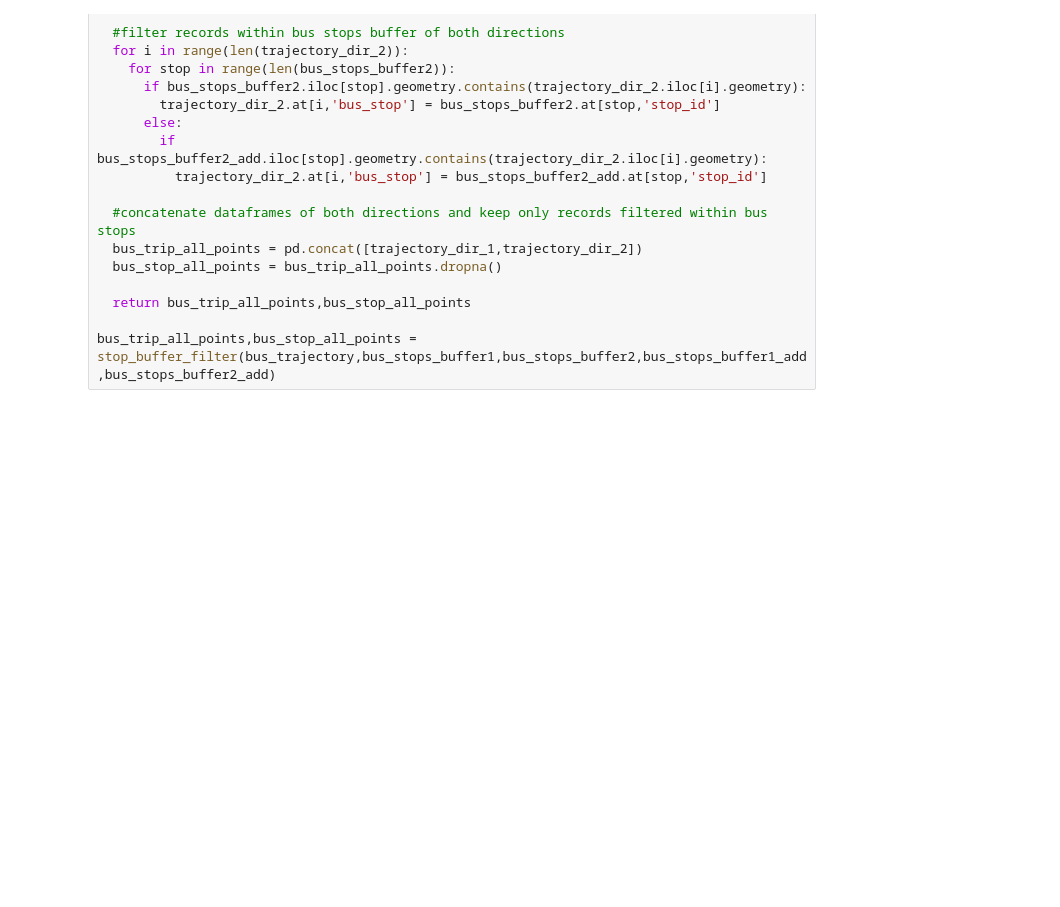
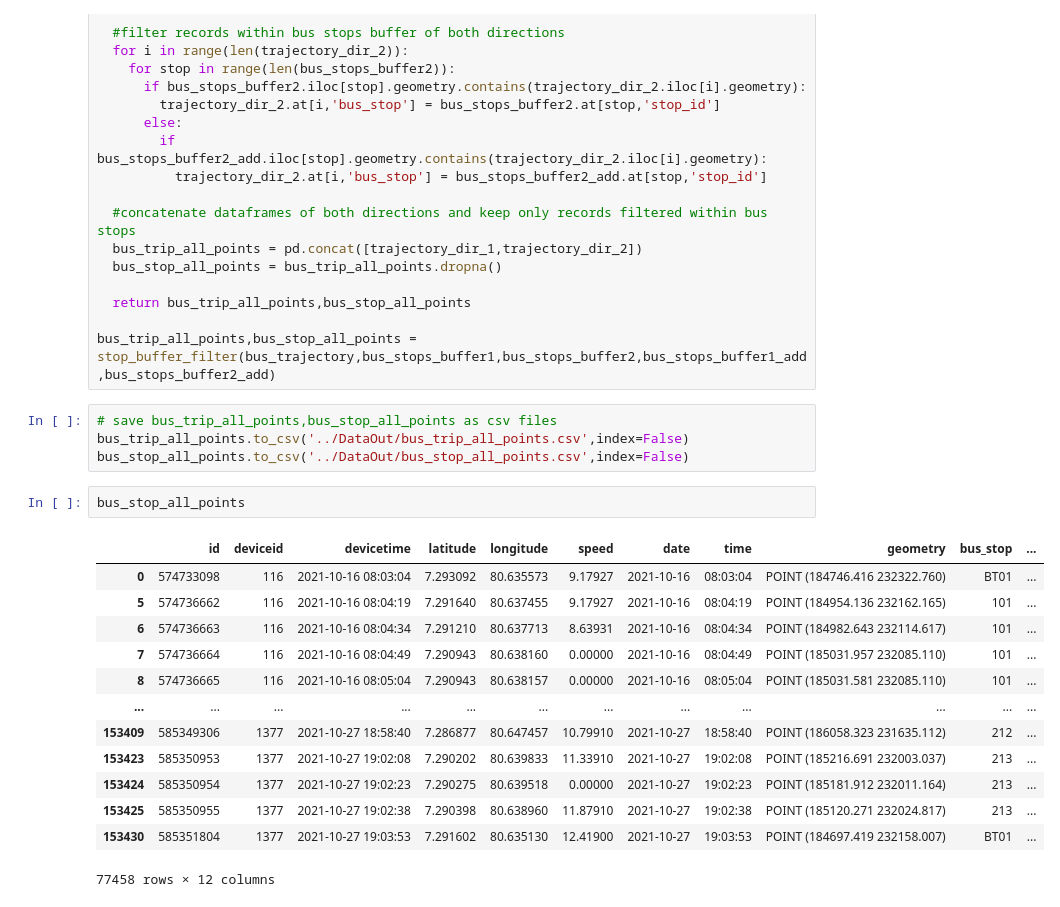
Before and after one commit to Ginushmal/DSE-Project-Bus-Arrival-time-Prediction-GRP29, a Jupyter notebook: Ginushmal/Bustop_extraction.ipynb, the cells around one changed output. Saved outputs shown, nothing was run; the diff lists cells and outputs as text; blank space fills up the shorter version.

```diff
--- a/Ginushmal/Bustop_extraction.ipynb
+++ b/Ginushmal/Bustop_extraction.ipynb
@@ -338,3 +361,23 @@ def stop_buffer_filter(bus_trajectory,bus_stops_buffer1,bus_stops_buffer2,bus_st
   return bus_trip_all_points,bus_stop_all_points
 
 bus_trip_all_points,bus_stop_all_points = stop_buffer_filter(bus_trajectory,bus_stops_buffer1,bus_stops_buffer2,bus_stops_buffer1_add,bus_stops_buffer2_add)
+# %%
+# save bus_trip_all_points,bus_stop_all_points as csv files
+bus_trip_all_points.to_csv('../DataOut/bus_trip_all_points.csv',index=False)
+bus_stop_all_points.to_csv('../DataOut/bus_stop_all_points.csv',index=False)
+# %%
+bus_stop_all_points
+# %% [output]
+|  | id | deviceid | devicetime | latitude | longitude | speed | date | time | geometry | bus_stop | ... |
+| 0 | 574733098 | 116 | 2021-10-16 08:03:04 | 7.293092 | 80.635573 | 9.17927 | 2021-10-16 | 08:03:04 | POINT (184746.416 232322.760) | BT01 | ... |
+| 5 | 574736662 | 116 | 2021-10-16 08:04:19 | 7.291640 | 80.637455 | 9.17927 | 2021-10-16 | 08:04:19 | POINT (184954.136 232162.165) | 101 | ... |
+| 6 | 574736663 | 116 | 2021-10-16 08:04:34 | 7.291210 | 80.637713 | 8.63931 | 2021-10-16 | 08:04:34 | POINT (184982.643 232114.617) | 101 | ... |
+| 7 | 574736664 | 116 | 2021-10-16 08:04:49 | 7.290943 | 80.638160 | 0.00000 | 2021-10-16 | 08:04:49 | POINT (185031.957 232085.110) | 101 | ... |
+| 8 | 574736665 | 116 | 2021-10-16 08:05:04 | 7.290943 | 80.638157 | 0.00000 | 2021-10-16 | 08:05:04 | POINT (185031.581 232085.110) | 101 | ... |
+| ... | ... | ... | ... | ... | ... | ... | ... | ... | ... | ... | ... |
+| 153409 | 585349306 | 1377 | 2021-10-27 18:58:40 | 7.286877 | 80.647457 | 10.79910 | 2021-10-27 | 18:58:40 | POINT (186058.323 231635.112) | 212 | ... |
+| 153423 | 585350953 | 1377 | 2021-10-27 19:02:08 | 7.290202 | 80.639833 | 11.33910 | 2021-10-27 | 19:02:08 | POINT (185216.691 232003.037) | 213 | ... |
+| 153424 | 585350954 | 1377 | 2021-10-27 19:02:23 | 7.290275 | 80.639518 | 0.00000 | 2021-10-27 | 19:02:23 | POINT (185181.912 232011.164) | 213 | ... |
+| 153425 | 585350955 | 1377 | 2021-10-27 19:02:38 | 7.290398 | 80.638960 | 11.87910 | 2021-10-27 | 19:02:38 | POINT (185120.271 232024.817) | 213 | ... |
+| 153430 | 585351804 | 1377 | 2021-10-27 19:03:53 | 7.291602 | 80.635130 | 12.41900 | 2021-10-27 | 19:03:53 | POINT (184697.419 232158.007) | BT01 | ... |
+77458 rows × 12 columns
```
Also changed, not shown: parts of 11 cells of this notebook, 9 other files.
